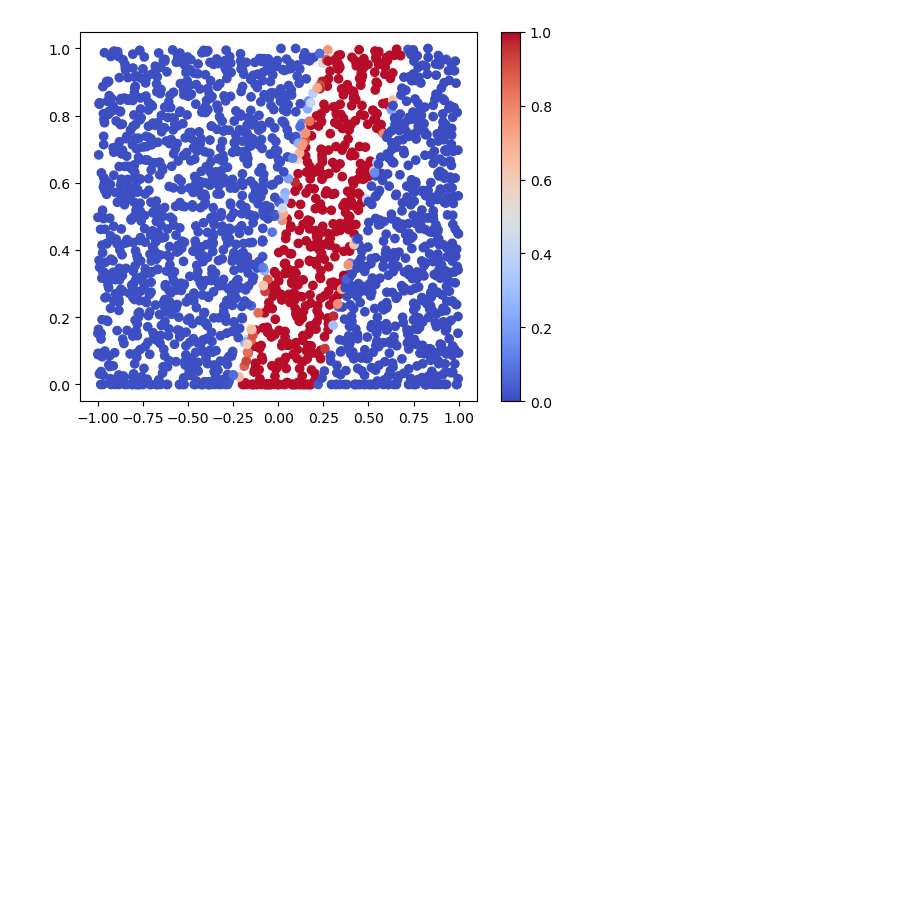
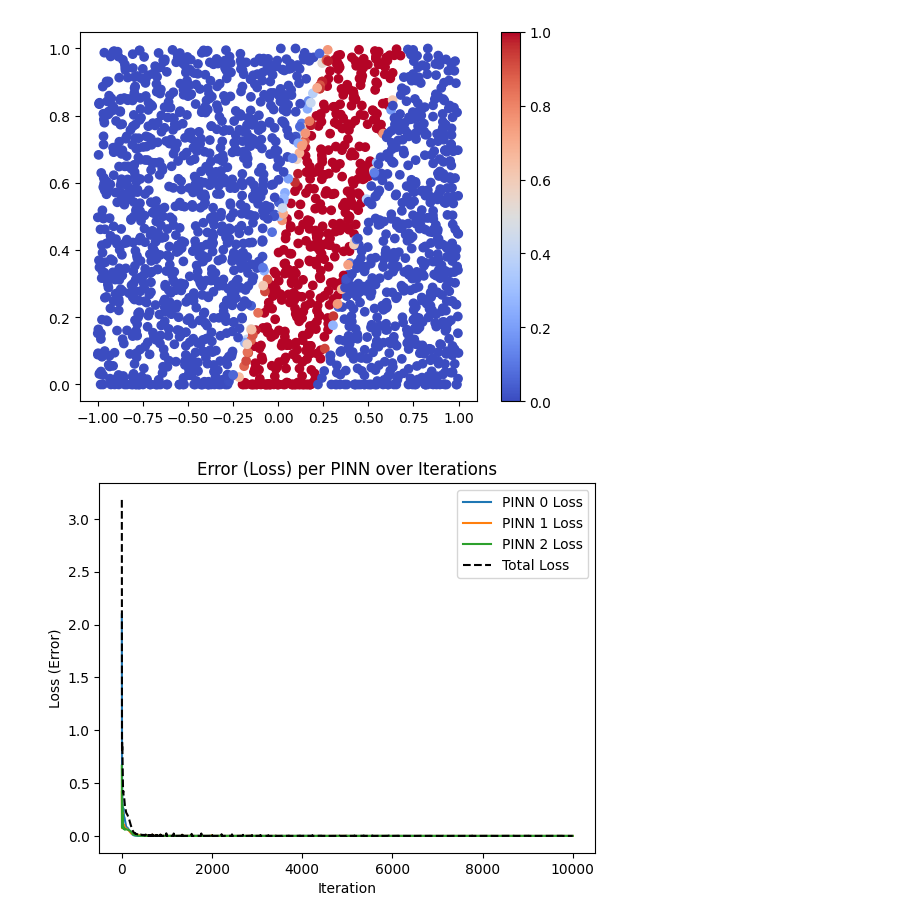
Before and after one commit to augustfe/FYS5429, a Jupyter notebook: Project1XPINNs/src/advection/main_advection.ipynb, the cells around one changed output. Drawn from its saved outputs; the diff is of its cells as text; code cells hidden in the pictures; blank space fills up the shorter version.

```diff
--- a/Project1XPINNs/src/advection/main_advection.ipynb
+++ b/Project1XPINNs/src/advection/main_advection.ipynb
@@ -223,3 +224,29 @@ plt.colorbar()
 # %% [output]
 <matplotlib.colorbar.Colorbar at 0x...>
 [figure]
+# %%
+def plot_errors(losses, n_iter):
+    """
+    Plot the error (loss) for each PINN and the total loss over iterations.
+
+    Args:
+    - losses: A numpy array containing the losses for each PINN over iterations.
+    - n_iter: The number of iterations.
+    """
+    t = np.arange(0, n_iter)
+    for i in range(3):
+        plt.plot(t, losses[i], label=f"PINN {i} Loss")
+    # Calculate the total loss across all PINNs for each iteration and plot
+    total_loss = np.sum(losses, axis=0)
+    plt.plot(t, total_loss, "--", label="Total Loss", color='black')
+
+    plt.xlabel("Iteration")
+    plt.ylabel("Loss (Error)")
+    plt.title("Error (Loss) per PINN over Iterations")
+    plt.legend()
+    plt.show()
+
+# Example usage
+plot_errors(a_losses, n_iter)
+# %% [output]
+[figure, added]
```
Also changed, not shown: parts of 9 cells of this notebook, 1 other file.
